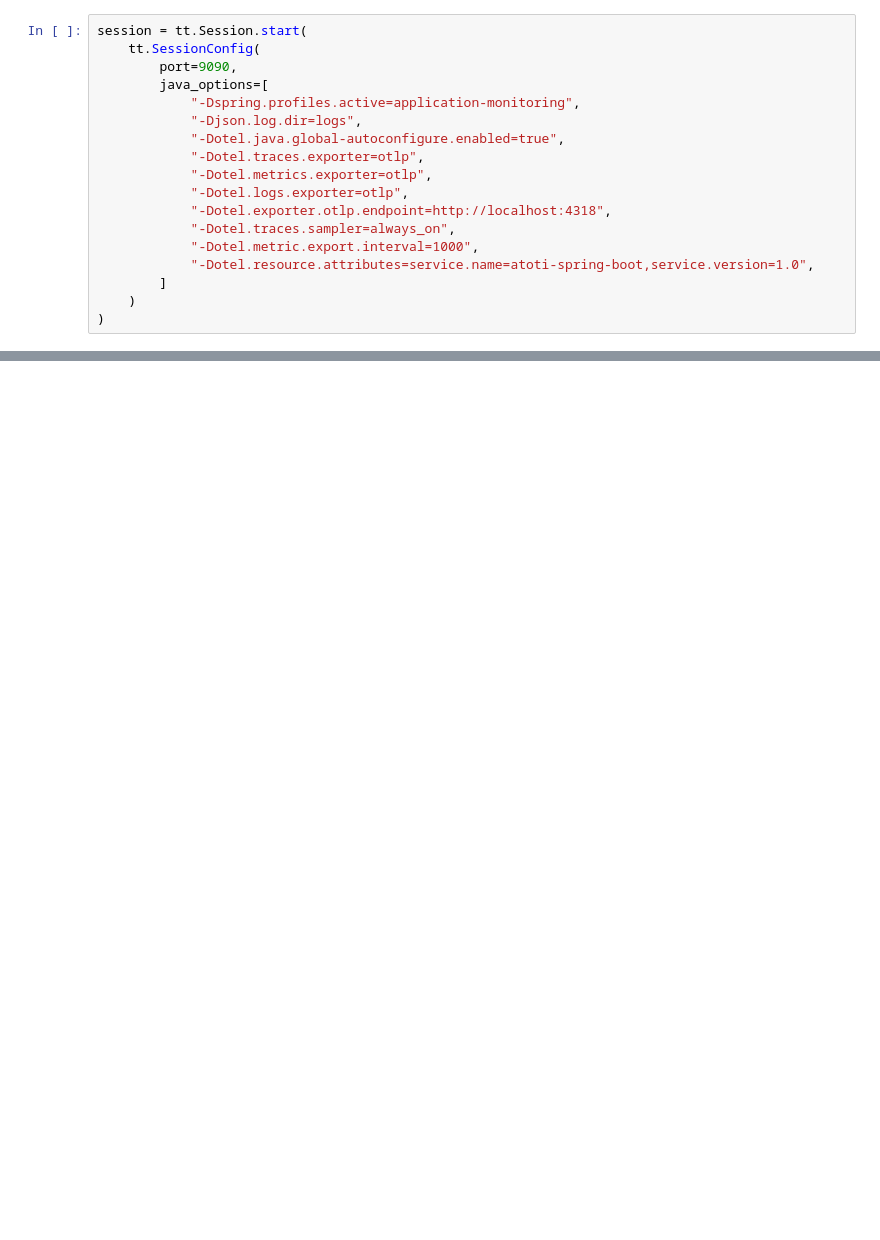
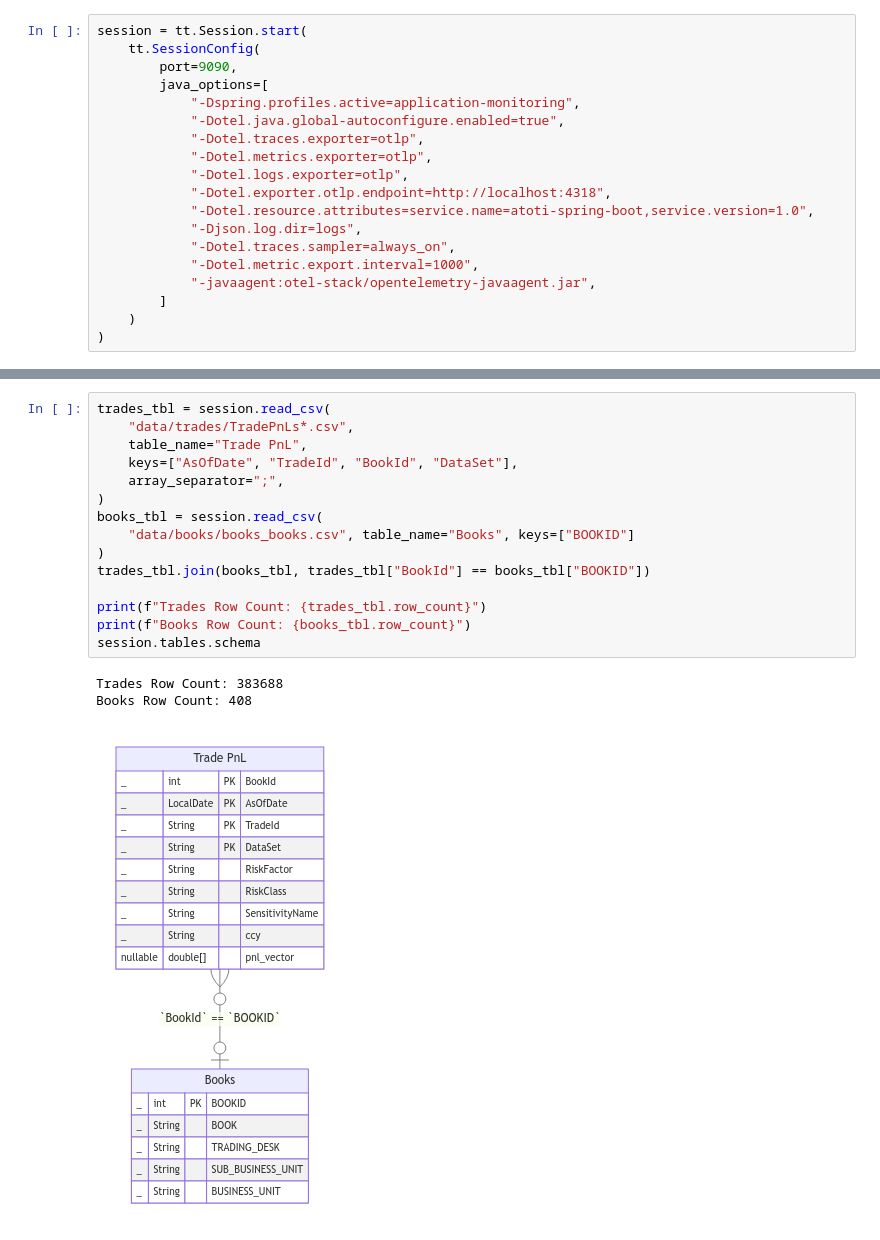
Before and after one commit to atoti/atoti, a Jupyter notebook: 02-technical-guides/observability-with-otel/main.ipynb, the cells around one changed output, grey strips where cells are left out. Drawn from its saved outputs; the diff is of its cells as text; blank space fills up the shorter version.

```diff
--- a/02-technical-guides/observability-with-otel/main.ipynb
+++ b/02-technical-guides/observability-with-otel/main.ipynb
@@ -6,15 +82,16 @@ session = tt.Session.start(
         port=9090,
         java_options=[
             "-Dspring.profiles.active=application-monitoring",
-            "-Djson.log.dir=logs",
             "-Dotel.java.global-autoconfigure.enabled=true",
             "-Dotel.traces.exporter=otlp",
             "-Dotel.metrics.exporter=otlp",
             "-Dotel.logs.exporter=otlp",
             "-Dotel.exporter.otlp.endpoint=http://localhost:4318",
+            "-Dotel.resource.attributes=service.name=atoti-spring-boot,service.version=1.0",
+            "-Djson.log.dir=logs",
             "-Dotel.traces.sampler=always_on",
             "-Dotel.metric.export.interval=1000",
-            "-Dotel.resource.attributes=service.name=atoti-spring-boot,service.version=1.0",
+            "-javaagent:otel-stack/opentelemetry-javaagent.jar",
         ]
     )
 )
@@ -20,0 +100,19 @@ session = tt.Session.start(
+# %%
+trades_tbl = session.read_csv(
+    "data/trades/TradePnLs*.csv",
+    table_name="Trade PnL",
+    keys=["AsOfDate", "TradeId", "BookId", "DataSet"],
+    array_separator=";",
+)
+books_tbl = session.read_csv(
+    "data/books/books_books.csv", table_name="Books", keys=["BOOKID"]
+)
+trades_tbl.join(books_tbl, trades_tbl["BookId"] == books_tbl["BOOKID"])
+
+print(f"Trades Row Count: {trades_tbl.row_count}")
+print(f"Books Row Count: {books_tbl.row_count}")
+session.tables.schema
+# %% [output]
+Trades Row Count: 383688
+Books Row Count: 408
+[figure, added]
```
Also changed, not shown: parts of 27 cells of this notebook, 15 other files.
